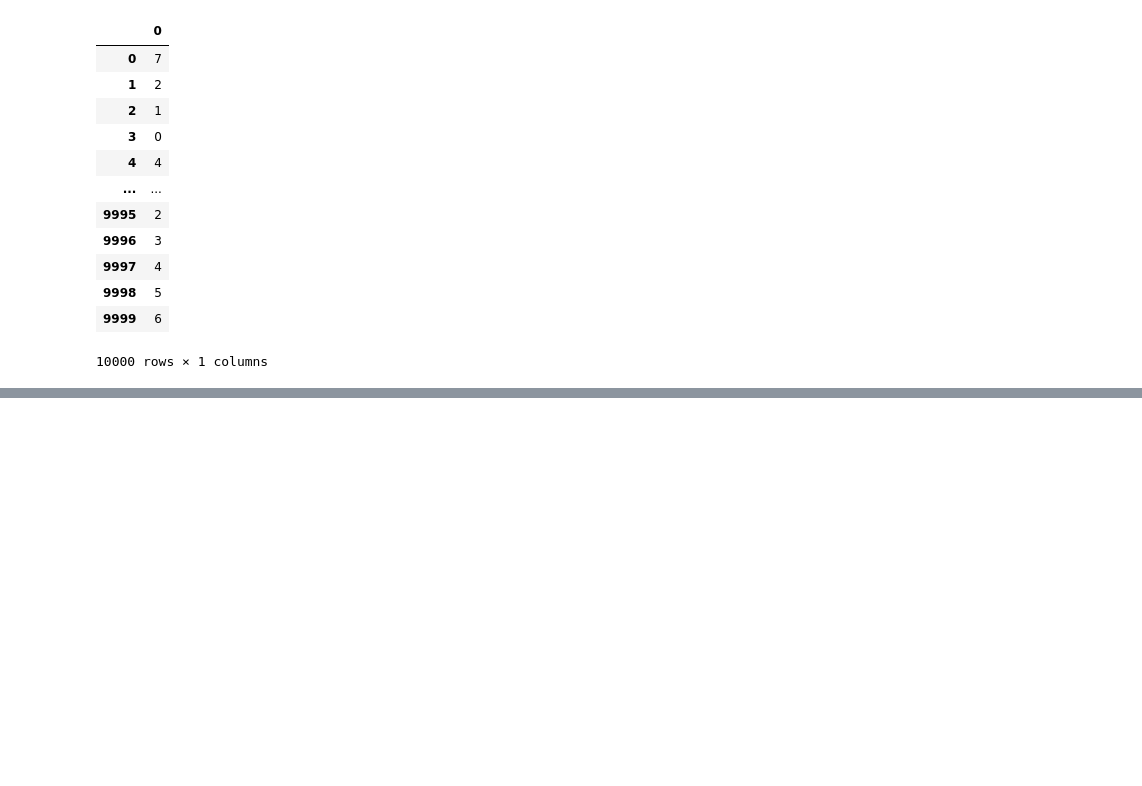
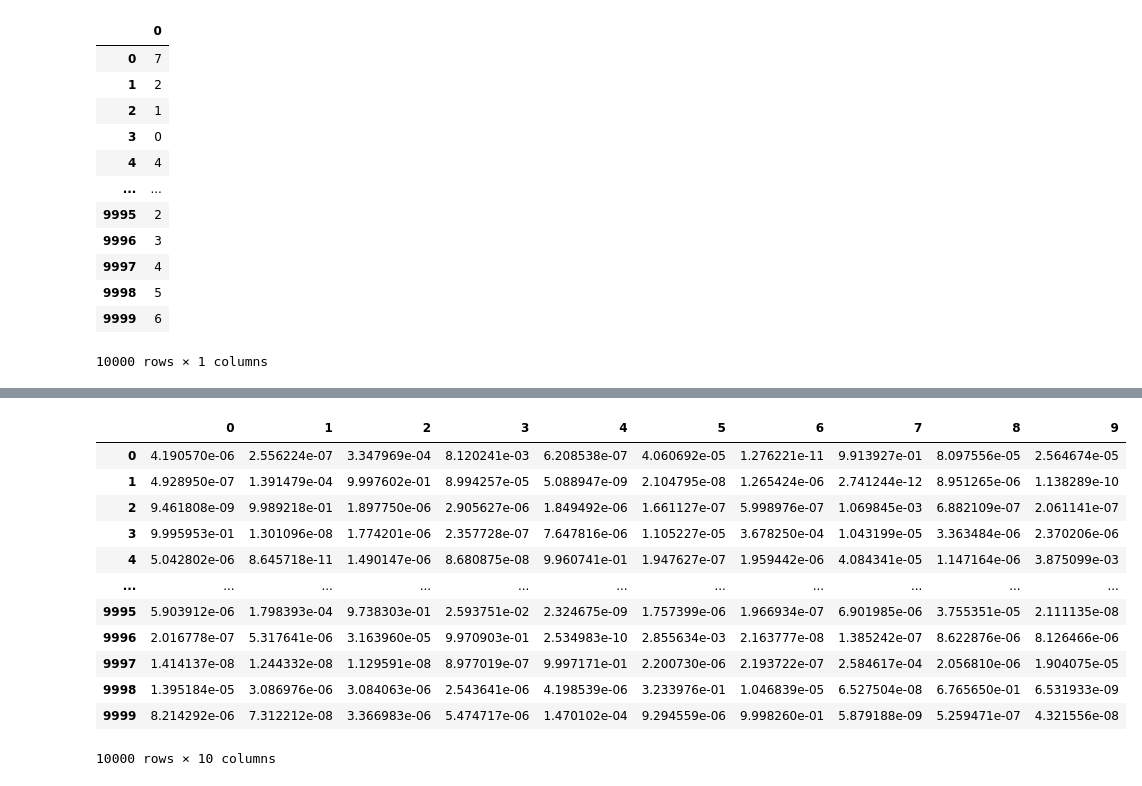
Before and after one commit to PiyushSol/JMIPRACTICALS, a Jupyter notebook: AIMLPrac/MNIST.ipynb, the cells around one changed output, grey strips where cells are left out. Cells and saved outputs as stored; diff of their text form; code cells hidden in the pictures; blank space fills up the shorter version.

```diff
--- a/AIMLPrac/MNIST.ipynb
+++ b/AIMLPrac/MNIST.ipynb
@@ -225,0 +331,17 @@ plt.legend(loc="lower right")
+# %%
+y_scores_df_cv = pd.DataFrame(y_scores_cv)
+y_scores_df_cv
+# %% [output]
+|  | 0 | 1 | 2 | 3 | 4 | 5 | 6 | 7 | 8 | 9 |
+| 0 | 4.190570e-06 | 2.556224e-07 | 3.347969e-04 | 8.120241e-03 | 6.208538e-07 | 4.060692e-05 | 1.276221e-11 | 9.913927e-01 | 8.097556e-05 | 2.564674e-05 |
+| 1 | 4.928950e-07 | 1.391479e-04 | 9.997602e-01 | 8.994257e-05 | 5.088947e-09 | 2.104795e-08 | 1.265424e-06 | 2.741244e-12 | 8.951265e-06 | 1.138289e-10 |
+| 2 | 9.461808e-09 | 9.989218e-01 | 1.897750e-06 | 2.905627e-06 | 1.849492e-06 | 1.661127e-07 | 5.998976e-07 | 1.069845e-03 | 6.882109e-07 | 2.061141e-07 |
+| 3 | 9.995953e-01 | 1.301096e-08 | 1.774201e-06 | 2.357728e-07 | 7.647816e-06 | 1.105227e-05 | 3.678250e-04 | 1.043199e-05 | 3.363484e-06 | 2.370206e-06 |
+| 4 | 5.042802e-06 | 8.645718e-11 | 1.490147e-06 | 8.680875e-08 | 9.960741e-01 | 1.947627e-07 | 1.959442e-06 | 4.084341e-05 | 1.147164e-06 | 3.875099e-03 |
+| ... | ... | ... | ... | ... | ... | ... | ... | ... | ... | ... |
+| 9995 | 5.903912e-06 | 1.798393e-04 | 9.738303e-01 | 2.593751e-02 | 2.324675e-09 | 1.757399e-06 | 1.966934e-07 | 6.901985e-06 | 3.755351e-05 | 2.111135e-08 |
+| 9996 | 2.016778e-07 | 5.317641e-06 | 3.163960e-05 | 9.970903e-01 | 2.534983e-10 | 2.855634e-03 | 2.163777e-08 | 1.385242e-07 | 8.622876e-06 | 8.126466e-06 |
+| 9997 | 1.414137e-08 | 1.244332e-08 | 1.129591e-08 | 8.977019e-07 | 9.997171e-01 | 2.200730e-06 | 2.193722e-07 | 2.584617e-04 | 2.056810e-06 | 1.904075e-05 |
+| 9998 | 1.395184e-05 | 3.086976e-06 | 3.084063e-06 | 2.543641e-06 | 4.198539e-06 | 3.233976e-01 | 1.046839e-05 | 6.527504e-08 | 6.765650e-01 | 6.531933e-09 |
+| 9999 | 8.214292e-06 | 7.312212e-08 | 3.366983e-06 | 5.474717e-06 | 1.470102e-04 | 9.294559e-06 | 9.998260e-01 | 5.879188e-09 | 5.259471e-07 | 4.321556e-08 |
+10000 rows × 10 columns
```
Also changed, not shown: parts of 29 cells of this notebook.
